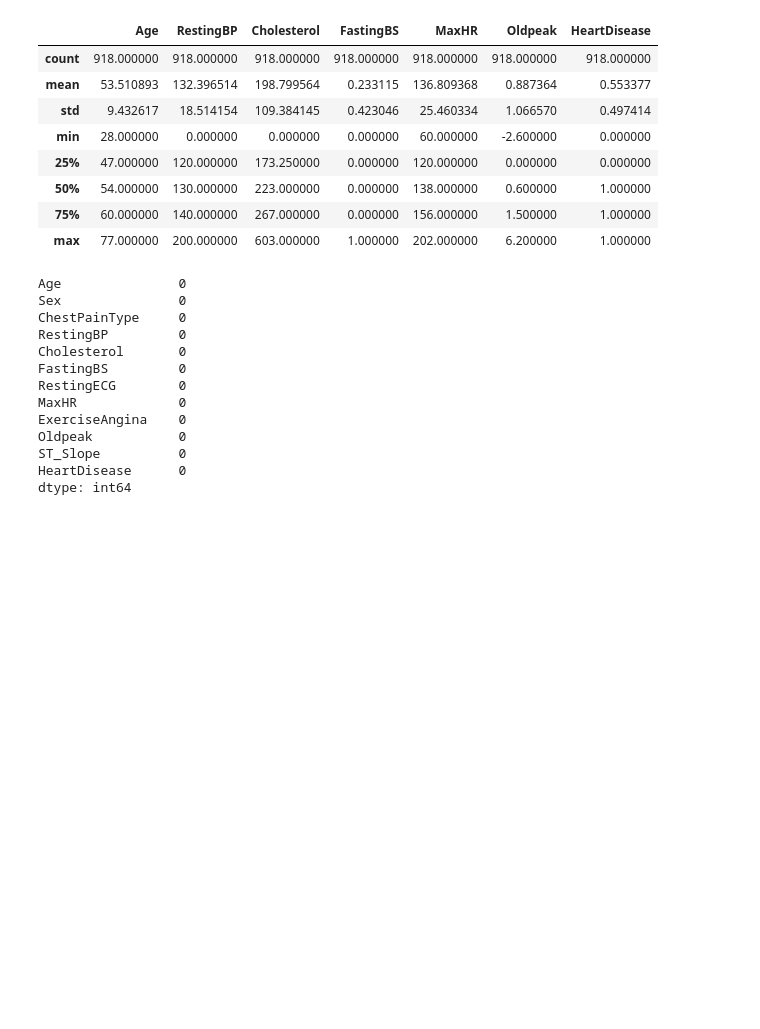
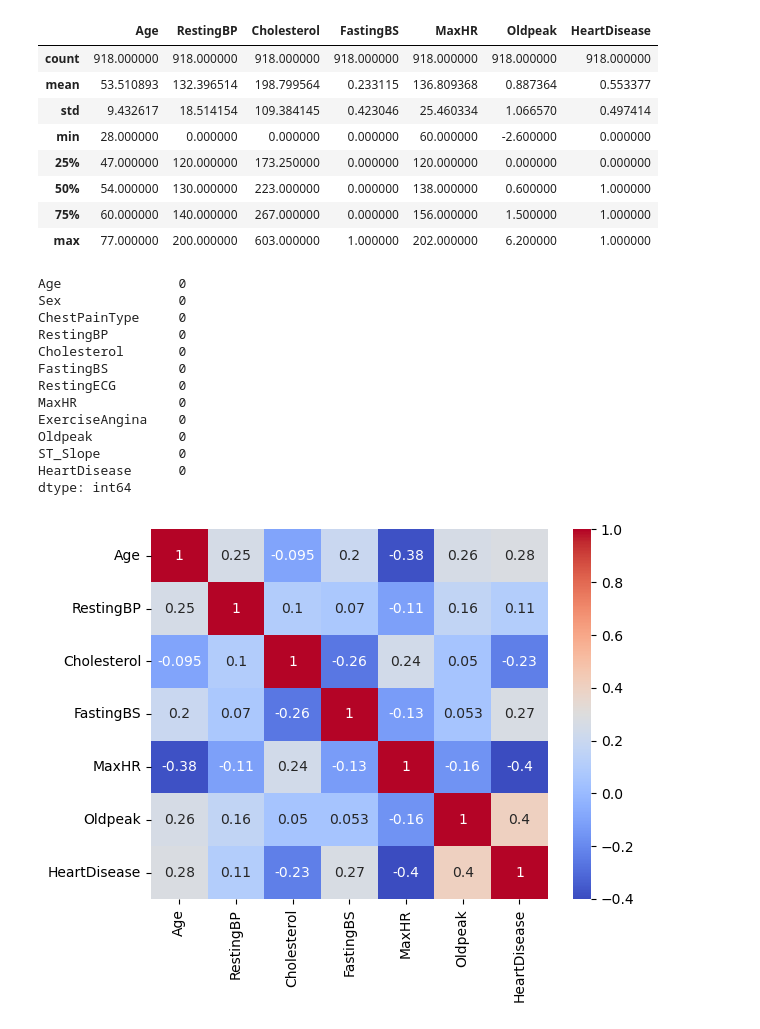
Before and after one commit to tobigross/heart_failure_prediction, a Jupyter notebook: notebooks/DataExploration.ipynb, the cells around one changed output. Saved outputs shown, nothing was run; the diff lists cells and outputs as text; code cells hidden in the pictures; blank space fills up the shorter version.

```diff
--- a/notebooks/DataExploration.ipynb
+++ b/notebooks/DataExploration.ipynb
@@ -72,3 +74,8 @@ Oldpeak           0
 ST_Slope          0
 HeartDisease      0
 dtype: int64
+# %%
+sns.heatmap(df.corr(numeric_only=True), annot=True, cmap="coolwarm")
+plt.show()
+# %% [output]
+[figure, added]
```
Also changed, not shown: parts of 3 cells of this notebook, 1 other file.
